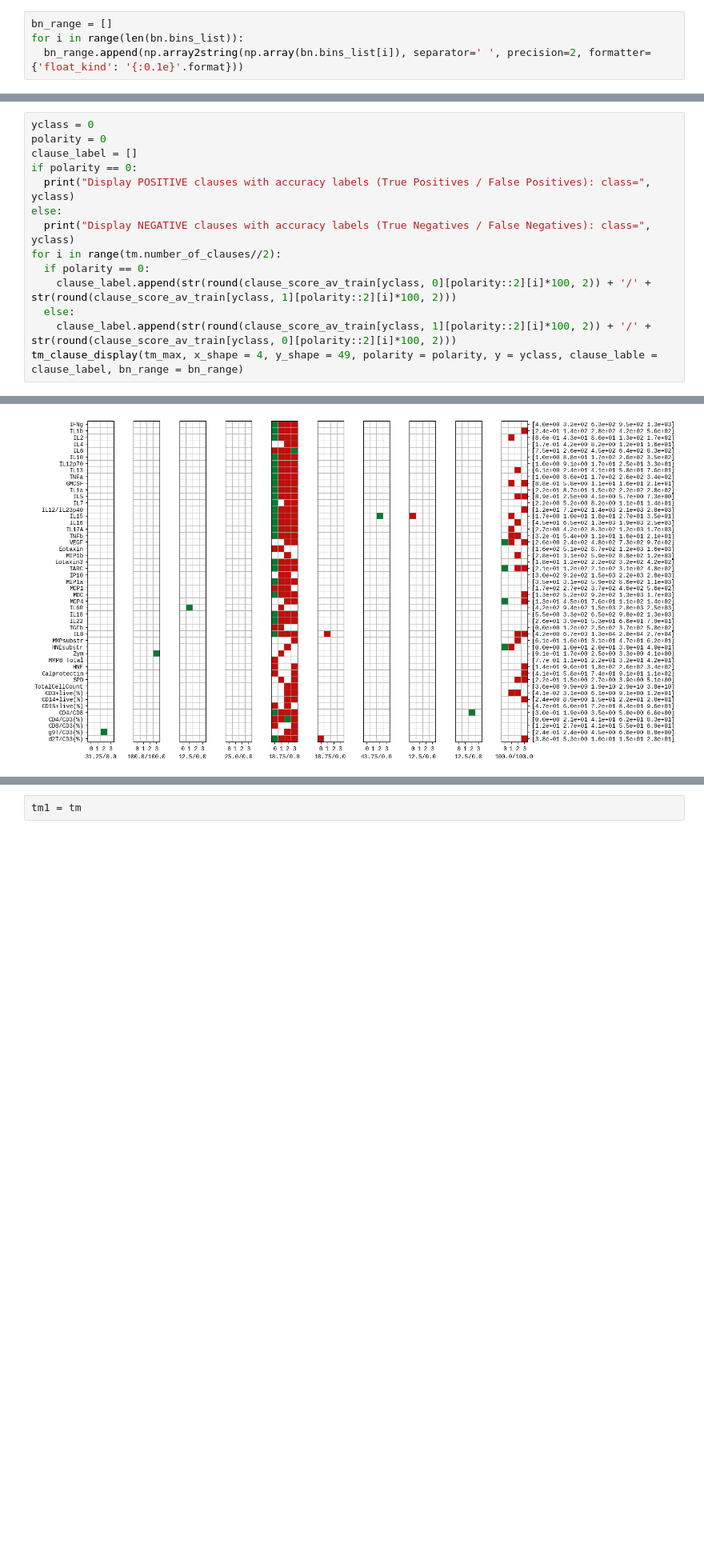
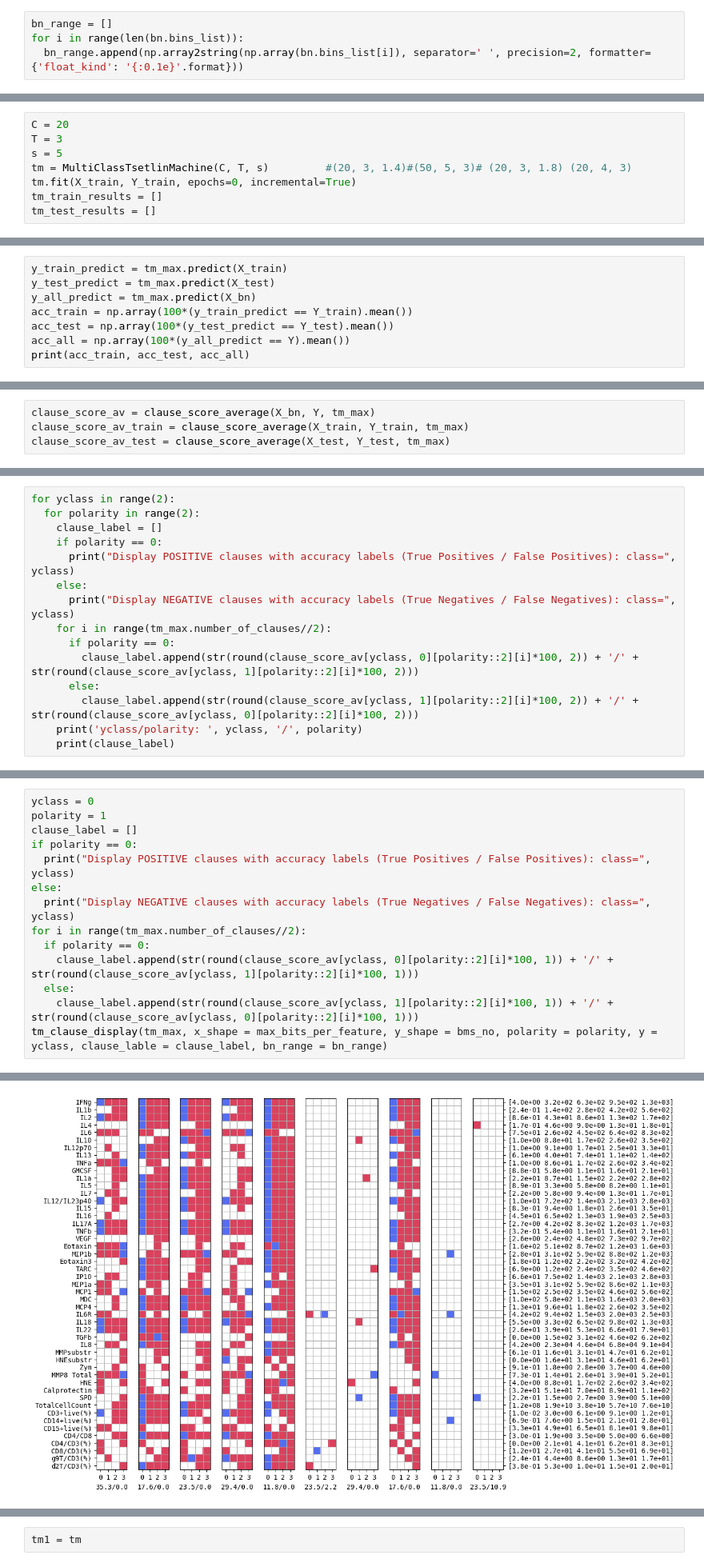
Before and after one commit to anatoliy-gorbenko/biomarkers-visualization, a Jupyter notebook: Biomarker_fingerprints.ipynb, the cells around one changed output, grey strips where cells are left out. Shown at 80% size. Saved outputs shown, nothing was run; the diff lists cells and outputs as text; blank space fills up the shorter version.

```diff
--- a/Biomarker_fingerprints.ipynb
+++ b/Biomarker_fingerprints.ipynb
@@ -608,0 +1108,8 @@ yclass/polarity:  1 / 1
+# %%
+C = 20
+T = 3
+s = 5
+tm = MultiClassTsetlinMachine(C, T, s)         #(20, 3, 1.4)#(50, 5, 3)# (20, 3, 1.8) (20, 4, 3)
+tm.fit(X_train, Y_train, epochs=0, incremental=True)
+tm_train_results = []
+tm_test_results = []
@@ -608,0 +1132,8 @@ yclass/polarity:  1 / 1
+# %%
+y_train_predict = tm_max.predict(X_train)
+y_test_predict = tm_max.predict(X_test)
+y_all_predict = tm_max.predict(X_bn)
+acc_train = np.array(100*(y_train_predict == Y_train).mean())
+acc_test = np.array(100*(y_test_predict == Y_test).mean())
+acc_all = np.array(100*(y_all_predict == Y).mean())
+print(acc_train, acc_test, acc_all)
@@ -608,0 +1265,4 @@ yclass/polarity:  1 / 1
+# %%
+clause_score_av = clause_score_average(X_bn, Y, tm_max)
+clause_score_av_train = clause_score_average(X_train, Y_train, tm_max)
+clause_score_av_test = clause_score_average(X_test, Y_test, tm_max)
@@ -608,0 +1330,15 @@ yclass/polarity:  1 / 1
+# %%
+for yclass in range(2):
+  for polarity in range(2):
+    clause_label = []
+    if polarity == 0:
+      print("Display POSITIVE clauses with accuracy labels (True Positives / False Positives): class=", yclass)
+    else:
+      print("Display NEGATIVE clauses with accuracy labels (True Negatives / False Negatives): class=", yclass)
+    for i in range(tm_max.number_of_clauses//2):
+      if polarity == 0:
+        clause_label.append(str(round(clause_score_av[yclass, 0][polarity::2][i]*100, 2)) + '/' + str(round(clause_score_av[yclass, 1][polarity::2][i]*100, 2)))
+      else:
+        clause_label.append(str(round(clause_score_av[yclass, 1][polarity::2][i]*100, 2)) + '/' + str(round(clause_score_av[yclass, 0][polarity::2][i]*100, 2)))
+    print('yclass/polarity: ', yclass, '/', polarity)
+    print(clause_label)
@@ -638,15 +1407,15 @@ plt.show()
 # %%
 yclass = 0
-polarity = 0
+polarity = 1
 clause_label = []
 if polarity == 0:
   print("Display POSITIVE clauses with accuracy labels (True Positives / False Positives): class=", yclass)
 else:
   print("Display NEGATIVE clauses with accuracy labels (True Negatives / False Negatives): class=", yclass)
-for i in range(tm.number_of_clauses//2):
+for i in range(tm_max.number_of_clauses//2):
   if polarity == 0:
-    clause_label.append(str(round(clause_score_av_train[yclass, 0][polarity::2][i]*100, 2)) + '/' + str(round(clause_score_av_train[yclass, 1][polarity::2][i]*100, 2)))
+    clause_label.append(str(round(clause_score_av[yclass, 0][polarity::2][i]*100, 1)) + '/' + str(round(clause_score_av[yclass, 1][polarity::2][i]*100, 1)))
   else:
-    clause_label.append(str(round(clause_score_av_train[yclass, 1][polarity::2][i]*100, 2)) + '/' + str(round(clause_score_av_train[yclass, 0][polarity::2][i]*100, 2)))
-tm_clause_display(tm_max, x_shape = 4, y_shape = 49, polarity = polarity, y = yclass, clause_lable = clause_label, bn_range = bn_range)
+    clause_label.append(str(round(clause_score_av[yclass, 1][polarity::2][i]*100, 1)) + '/' + str(round(clause_score_av[yclass, 0][polarity::2][i]*100, 1)))
+tm_clause_display(tm_max, x_shape = max_bits_per_feature, y_shape = bms_no, polarity = polarity, y = yclass, clause_lable = clause_label, bn_range = bn_range)
 # %% [output]
@@ -654 +1423 @@ Display POSITIVE clauses with accuracy labels (True Positives / False Positives)
-[figure, old version]
+[figure, new version]
```
Also changed, not shown: parts of 133 cells of this notebook.
